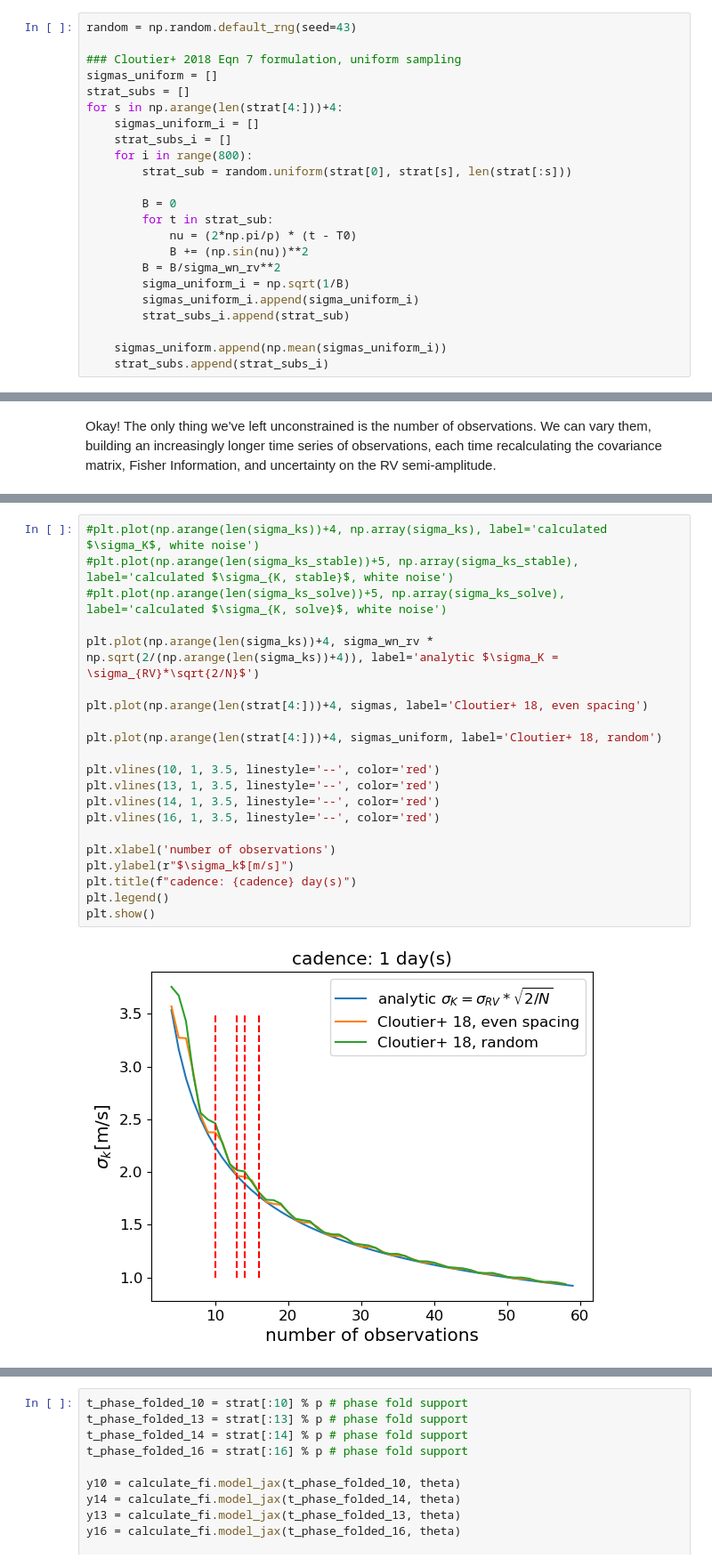
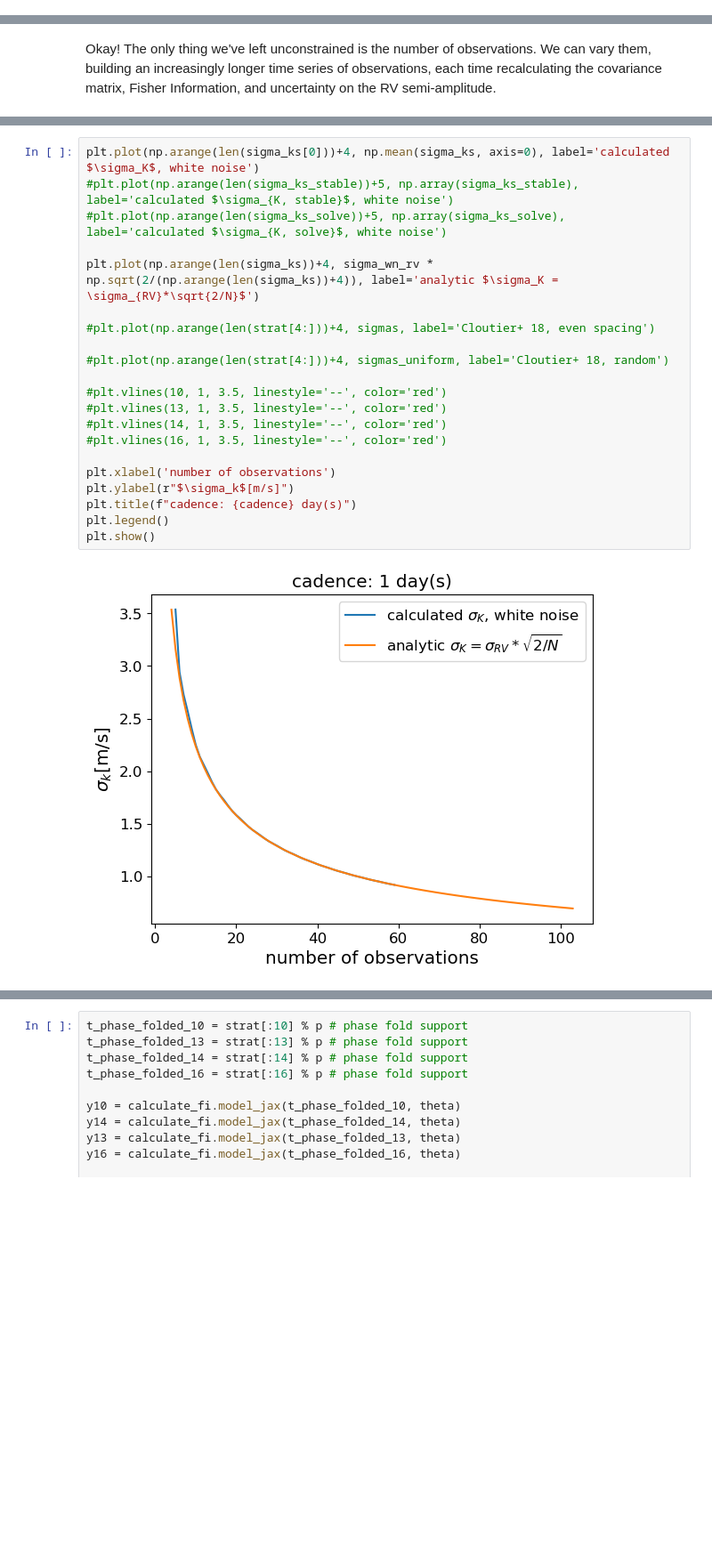
Before and after one commit to exoclam/gaspery, a Jupyter notebook: tutorials/min_observations.ipynb, the cells around one changed output, grey strips where cells are left out. Shown: that part at 89% size. Cells and saved outputs as stored; diff of their text form; blank space fills up the shorter version.

```diff
--- a/tutorials/min_observations.ipynb
+++ b/tutorials/min_observations.ipynb
@@ -637,23 +56,0 @@ for s in np.arange(len(strat[4:]))+4:
-# %%
-random = np.random.default_rng(seed=43)
-
-### Cloutier+ 2018 Eqn 7 formulation, uniform sampling
-sigmas_uniform = []
-strat_subs = []
-for s in np.arange(len(strat[4:]))+4:
-    sigmas_uniform_i = []
-    strat_subs_i = []
-    for i in range(800):
-        strat_sub = random.uniform(strat[0], strat[s], len(strat[:s]))
-
-        B = 0
-        for t in strat_sub:
-            nu = (2*np.pi/p) * (t - T0)
-            B += (np.sin(nu))**2
-        B = B/sigma_wn_rv**2
-        sigma_uniform_i = np.sqrt(1/B)
-        sigmas_uniform_i.append(sigma_uniform_i)
-        strat_subs_i.append(strat_sub)
-
-    sigmas_uniform.append(np.mean(sigmas_uniform_i))
-    strat_subs.append(strat_subs_i)
@@ -714,24 +152,24 @@ for n_obs in tqdm(range(60)[4:]):
 # %%
-#plt.plot(np.arange(len(sigma_ks))+4, np.array(sigma_ks), label='calculated $\sigma_K$, white noise')
+plt.plot(np.arange(len(sigma_ks[0]))+4, np.mean(sigma_ks, axis=0), label='calculated $\sigma_K$, white noise')
 #plt.plot(np.arange(len(sigma_ks_stable))+5, np.array(sigma_ks_stable), label='calculated $\sigma_{K, stable}$, white noise')
 #plt.plot(np.arange(len(sigma_ks_solve))+5, np.array(sigma_ks_solve), label='calculated $\sigma_{K, solve}$, white noise')
 
 plt.plot(np.arange(len(sigma_ks))+4, sigma_wn_rv * np.sqrt(2/(np.arange(len(sigma_ks))+4)), label='analytic $\sigma_K = \sigma_{RV}*\sqrt{2/N}$')
 
-plt.plot(np.arange(len(strat[4:]))+4, sigmas, label='Cloutier+ 18, even spacing')
+#plt.plot(np.arange(len(strat[4:]))+4, sigmas, label='Cloutier+ 18, even spacing')
 
-plt.plot(np.arange(len(strat[4:]))+4, sigmas_uniform, label='Cloutier+ 18, random')
+#plt.plot(np.arange(len(strat[4:]))+4, sigmas_uniform, label='Cloutier+ 18, random')
 
-plt.vlines(10, 1, 3.5, linestyle='--', color='red')
-plt.vlines(13, 1, 3.5, linestyle='--', color='red')
-plt.vlines(14, 1, 3.5, linestyle='--', color='red')
-plt.vlines(16, 1, 3.5, linestyle='--', color='red')
+#plt.vlines(10, 1, 3.5, linestyle='--', color='red')
+#plt.vlines(13, 1, 3.5, linestyle='--', color='red')
+#plt.vlines(14, 1, 3.5, linestyle='--', color='red')
+#plt.vlines(16, 1, 3.5, linestyle='--', color='red')
 
 plt.xlabel('number of observations')
 plt.ylabel(r"$\sigma_k$[m/s]")
 plt.title(f"cadence: {cadence} day(s)")
 plt.legend()
 plt.show()
 # %% [output]
-[figure, old version]
+[figure, new version]
 # %% [markdown]
```
Also changed, not shown: parts of 15 cells of this notebook, 3 other files.
